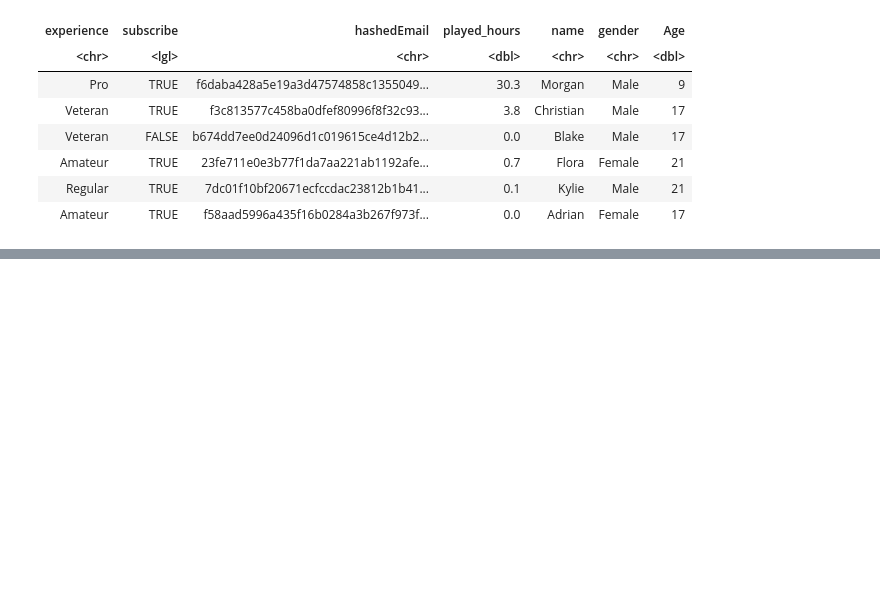
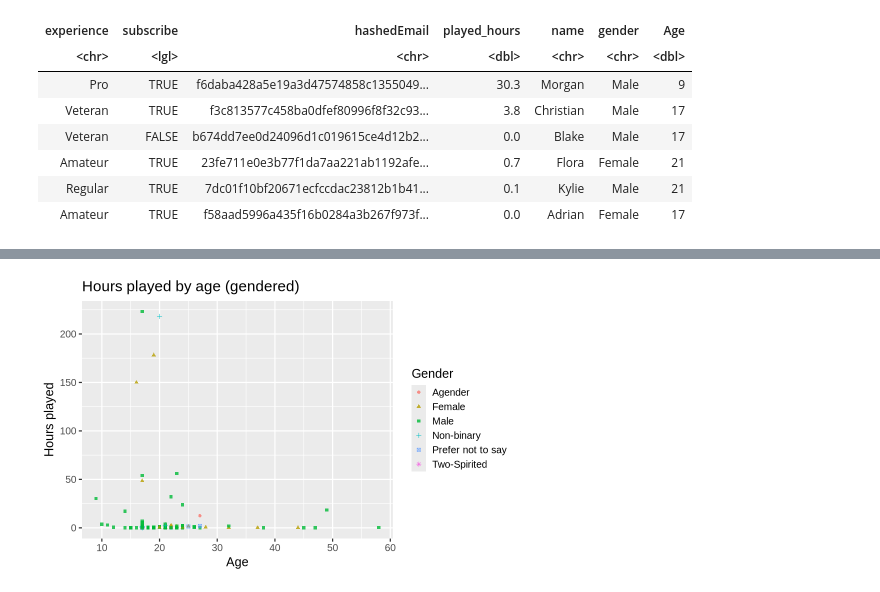
Before and after one commit to safesocks/individual_project_planning, a Jupyter notebook: individual_project_planning.ipynb, the cells around one changed output, grey strips where cells are left out. Saved outputs shown, nothing was run; the diff lists cells and outputs as text; code cells hidden in the pictures; blank space fills up the shorter version.

```diff
--- a/individual_project_planning.ipynb
+++ b/individual_project_planning.ipynb
@@ -150,0 +167,11 @@ A tibble: 194 × 5
+# %%
+# scatter plot visualization: age versus hours played
+options(repr.plot.width = 8, repr.plot.height = 5)
+age_hours_played_plot <- ggplot(tidy_players, aes(x = Age, y = played_hours, color = gender, shape = gender)) +
+    geom_point(alpha = 0.8) +
+    ggtitle("Hours played by age (gendered)") +
+    labs(x = "Age", y = "Hours played", color = "Gender", shape = "Gender")
+
+age_hours_played_plot
+# %% [output]
+[figure, added]
```
Also changed, not shown: parts of 13 cells of this notebook.
